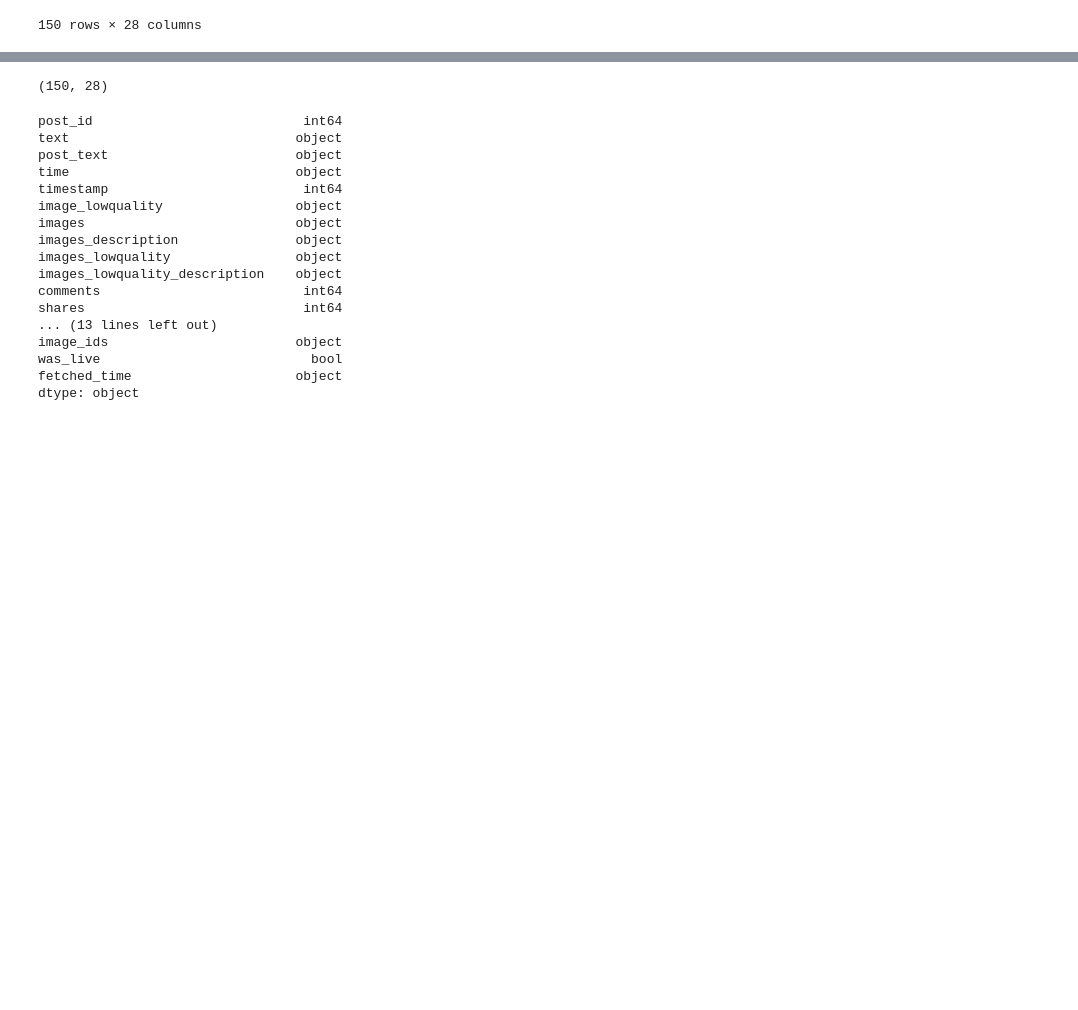
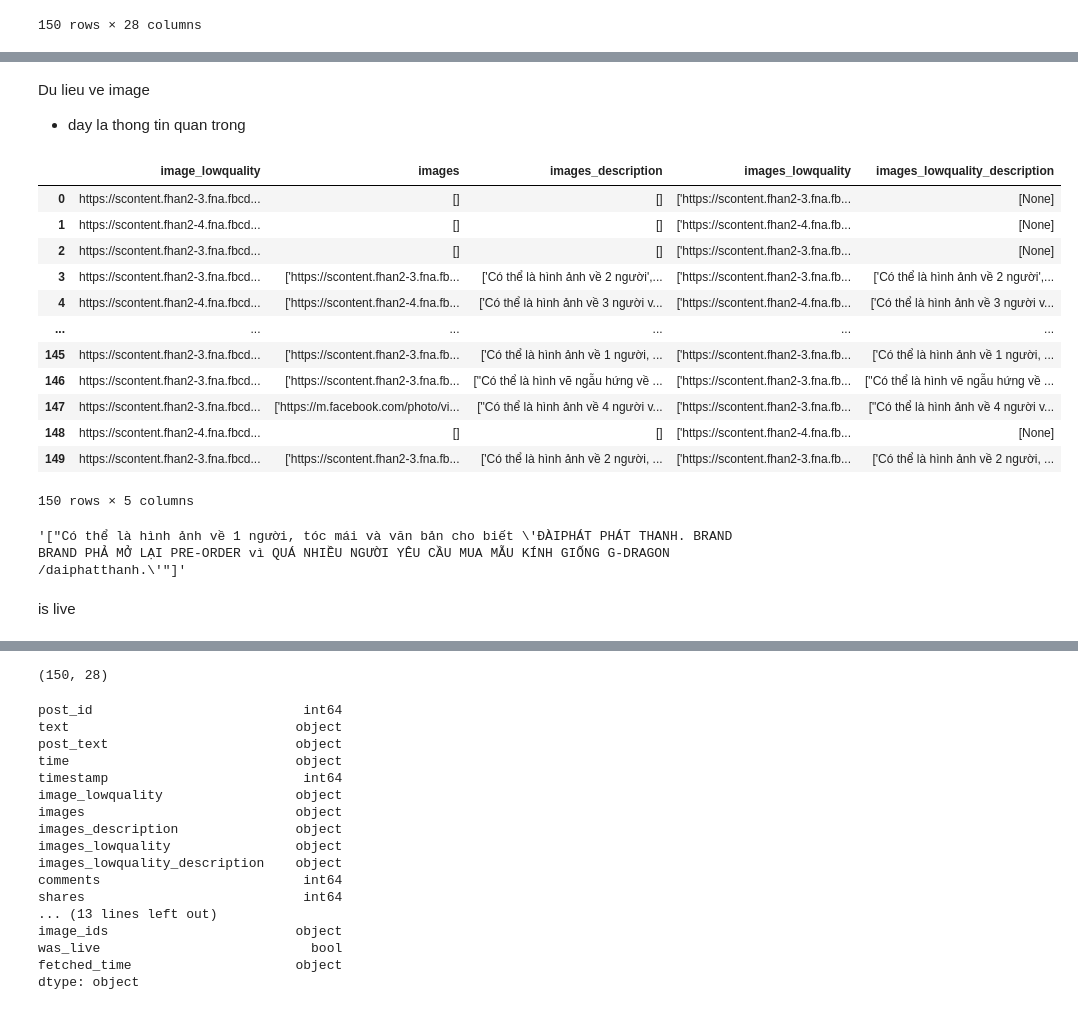
Before and after one commit to quyencanh203/final_project, a Jupyter notebook: 2Clearn.ipynb, the cells around one changed output, grey strips where cells are left out. Drawn from its saved outputs; the diff is of its cells as text; code cells hidden in the pictures; blank space fills up the shorter version.

```diff
--- a/2Clearn.ipynb
+++ b/2Clearn.ipynb
@@ -121,0 +148,26 @@ data
+# %% [markdown]
+Du lieu ve image
+- day la thong tin quan trong
+# %%
+data[['image_lowquality','images','images_description',
+       'images_lowquality','images_lowquality_description']]
+# %% [output]
+|  | image_lowquality | images | images_description | images_lowquality | images_lowquality_description |
+| 0 | https://scontent.fhan2-3.fna.fbcd... | [] | [] | ['https://scontent.fhan2-3.fna.fb... | [None] |
+| 1 | https://scontent.fhan2-4.fna.fbcd... | [] | [] | ['https://scontent.fhan2-4.fna.fb... | [None] |
+| 2 | https://scontent.fhan2-3.fna.fbcd... | [] | [] | ['https://scontent.fhan2-3.fna.fb... | [None] |
+| 3 | https://scontent.fhan2-3.fna.fbcd... | ['https://scontent.fhan2-3.fna.fb... | ['Có thể là hình ảnh về 2 người',... | ['https://scontent.fhan2-3.fna.fb... | ['Có thể là hình ảnh về 2 người',... |
+| 4 | https://scontent.fhan2-4.fna.fbcd... | ['https://scontent.fhan2-4.fna.fb... | ['Có thể là hình ảnh về 3 người v... | ['https://scontent.fhan2-4.fna.fb... | ['Có thể là hình ảnh về 3 người v... |
+| ... | ... | ... | ... | ... | ... |
+| 145 | https://scontent.fhan2-3.fna.fbcd... | ['https://scontent.fhan2-3.fna.fb... | ['Có thể là hình ảnh về 1 người, ... | ['https://scontent.fhan2-3.fna.fb... | ['Có thể là hình ảnh về 1 người, ... |
+| 146 | https://scontent.fhan2-3.fna.fbcd... | ['https://scontent.fhan2-3.fna.fb... | ["Có thể là hình vẽ ngẫu hứng về ... | ['https://scontent.fhan2-3.fna.fb... | ["Có thể là hình vẽ ngẫu hứng về ... |
+| 147 | https://scontent.fhan2-3.fna.fbcd... | ['https://m.facebook.com/photo/vi... | ["Có thể là hình ảnh về 4 người v... | ['https://scontent.fhan2-3.fna.fb... | ["Có thể là hình ảnh về 4 người v... |
+| 148 | https://scontent.fhan2-4.fna.fbcd... | [] | [] | ['https://scontent.fhan2-4.fna.fb... | [None] |
+| 149 | https://scontent.fhan2-3.fna.fbcd... | ['https://scontent.fhan2-3.fna.fb... | ['Có thể là hình ảnh về 2 người, ... | ['https://scontent.fhan2-3.fna.fb... | ['Có thể là hình ảnh về 2 người, ... |
+150 rows × 5 columns
+# %%
+data['images_description'].iloc[7]
+# %% [output]
+'["Có thể là hình ảnh về 1 người, tóc mái và văn bản cho biết \'ĐÀIPHÁT PHÁT THANH. BRAND BRAND PHẢ MỞ LẠI PRE-ORDER vì QUÁ NHIỀU NGƯỜI YÊU CẦU MUA MẪU KÍNH GIỐNG G-DRAGON /daiphatthanh.\'"]'
+# %% [markdown]
+is live
```
Also changed, not shown: parts of 13 cells of this notebook, 2 other files.
